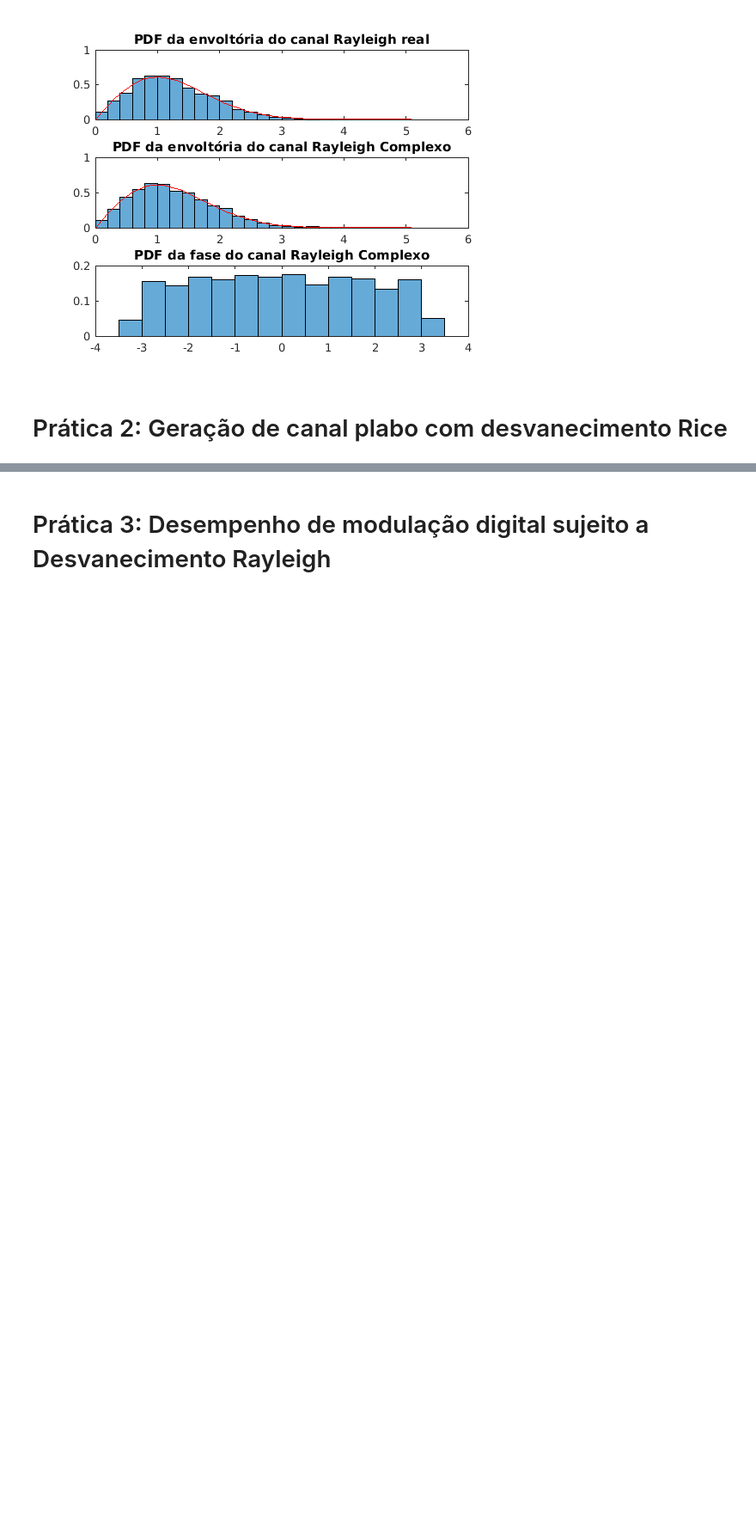
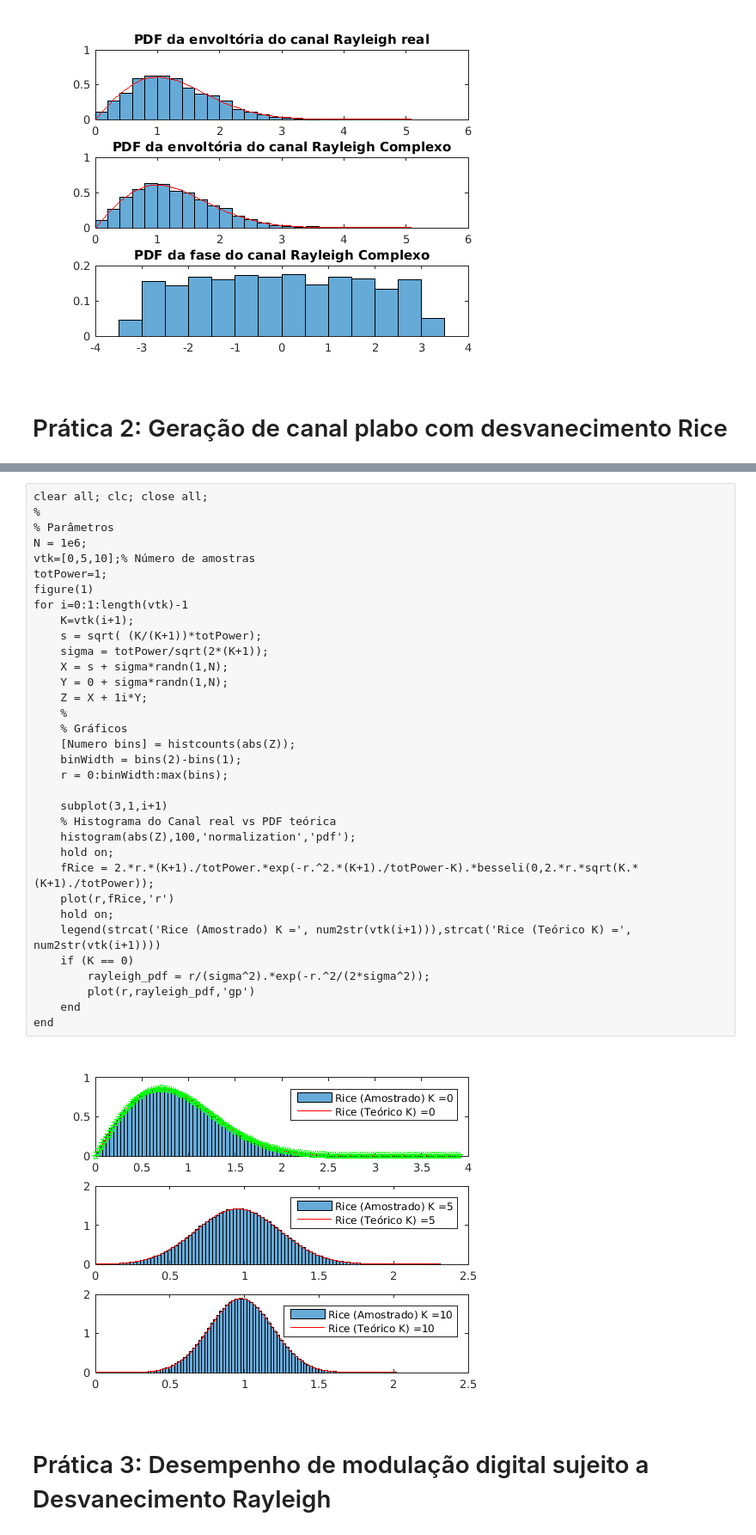
Before and after one commit to alisson-camara/alisson_DCO2004, a Jupyter notebook: Entrega_h10.ipynb, the cells around one changed output, grey strips where cells are left out. Shown at 86% size. Cells and saved outputs as stored; diff of their text form; blank space fills up the shorter version.

```diff
--- a/Entrega_h10.ipynb
+++ b/Entrega_h10.ipynb
@@ -129,3 +67,39 @@ title('PDF da fase do canal Rayleigh Complexo')
+# %%
+clear all; clc; close all;
+%
+% Parâmetros
+N = 1e6;
+vtk=[0,5,10];% Número de amostras
+totPower=1;
+figure(1)
+for i=0:1:length(vtk)-1
+    K=vtk(i+1);
+    s = sqrt( (K/(K+1))*totPower);
+    sigma = totPower/sqrt(2*(K+1));
+    X = s + sigma*randn(1,N);
+    Y = 0 + sigma*randn(1,N);
+    Z = X + 1i*Y;
+    %
+    % Gráficos
+    [Numero bins] = histcounts(abs(Z));
+    binWidth = bins(2)-bins(1);
+    r = 0:binWidth:max(bins);
+
+    subplot(3,1,i+1)
+    % Histograma do Canal real vs PDF teórica
+    histogram(abs(Z),100,'normalization','pdf');
+    hold on;
+    fRice = 2.*r.*(K+1)./totPower.*exp(-r.^2.*(K+1)./totPower-K).*besseli(0,2.*r.*sqrt(K.*(K+1)./totPower));
+    plot(r,fRice,'r')
+    hold on;
+    legend(strcat('Rice (Amostrado) K =', num2str(vtk(i+1))),strcat('Rice (Teórico K) =', num2str(vtk(i+1))))
+    if (K == 0)
+        rayleigh_pdf = r/(sigma^2).*exp(-r.^2/(2*sigma^2));
+        plot(r,rayleigh_pdf,'gp')
+    end
+end
+# %% [output]
+[figure, added]
 # %% [markdown]
 # Prática 3: Desempenho de modulação digital sujeito a Desvanecimento Rayleigh
 # %%
```
Also changed, not shown: parts of 1 cell of this notebook.
